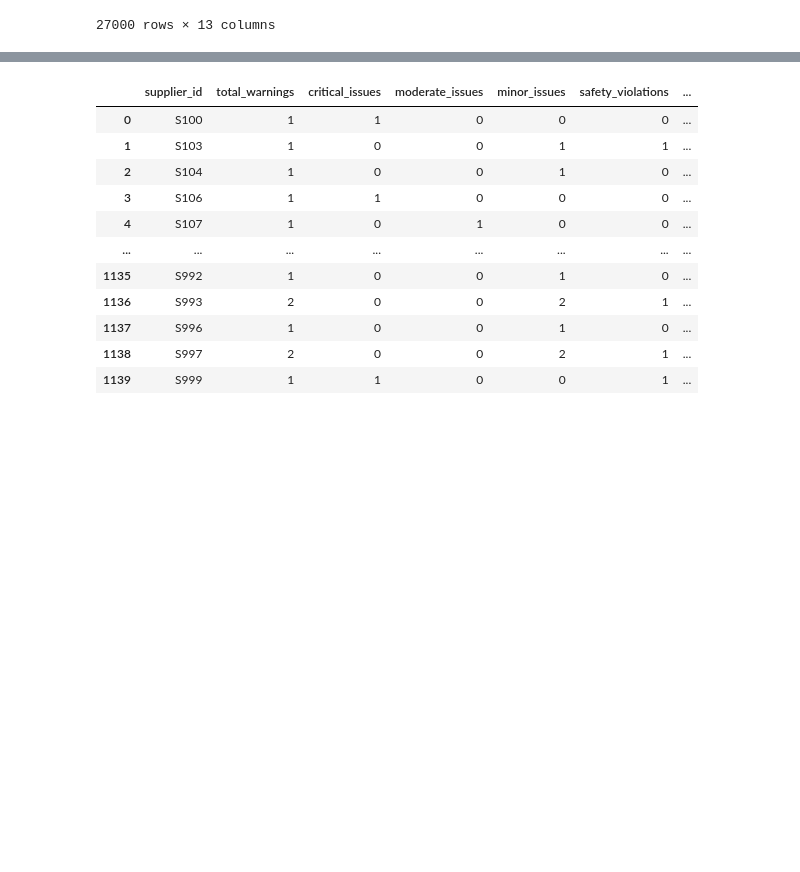
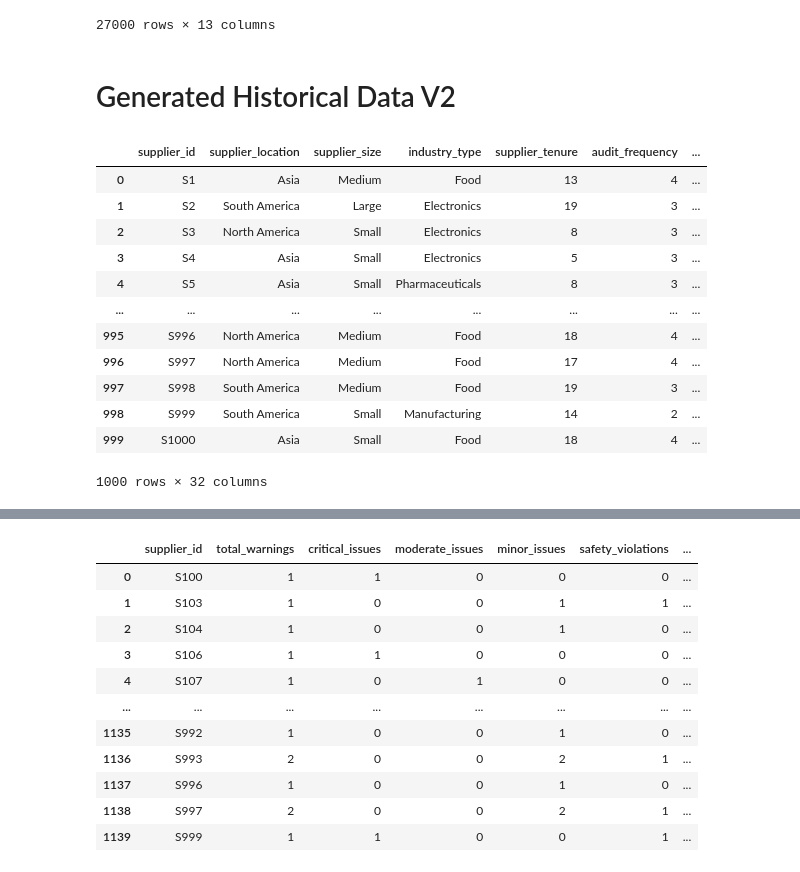
Before and after one commit to aPerezCarrillo/SupplierRiskPrediction, a Jupyter notebook: notebooks/readDataSets.ipynb, the cells around one changed output, grey strips where cells are left out. Drawn from its saved outputs; the diff is of its cells as text; code cells hidden in the pictures; blank space fills up the shorter version.

```diff
--- a/notebooks/readDataSets.ipynb
+++ b/notebooks/readDataSets.ipynb
@@ -114,3 +104,23 @@ historical_data
 | 26998 | S1000 | 2023-03-27 | Critical | Regulatory | Equipment Malfunction | ... |
 | 26999 | S1000 | 2024-06-14 | Critical | Safety | Equipment Malfunction | ... |
 27000 rows × 13 columns
+# %% [markdown]
+# Generated Historical Data V2
+# %%
+historical_data_2 = pd.read_csv("../data/historical_ds/complete_supplier_compliance_dataset.csv")
+# %%
+historical_data_2
+# %% [output]
+|  | supplier_id | supplier_location | supplier_size | industry_type | supplier_tenure | audit_frequency | ... |
+| 0 | S1 | Asia | Medium | Food | 13 | 4 | ... |
+| 1 | S2 | South America | Large | Electronics | 19 | 3 | ... |
+| 2 | S3 | North America | Small | Electronics | 8 | 3 | ... |
+| 3 | S4 | Asia | Small | Electronics | 5 | 3 | ... |
+| 4 | S5 | Asia | Small | Pharmaceuticals | 8 | 3 | ... |
+| ... | ... | ... | ... | ... | ... | ... | ... |
+| 995 | S996 | North America | Medium | Food | 18 | 4 | ... |
+| 996 | S997 | North America | Medium | Food | 17 | 4 | ... |
+| 997 | S998 | South America | Medium | Food | 19 | 3 | ... |
+| 998 | S999 | South America | Small | Manufacturing | 14 | 2 | ... |
+| 999 | S1000 | Asia | Small | Food | 18 | 4 | ... |
+1000 rows × 32 columns
```
Also changed, not shown: parts of 15 cells of this notebook, 6 other files.
